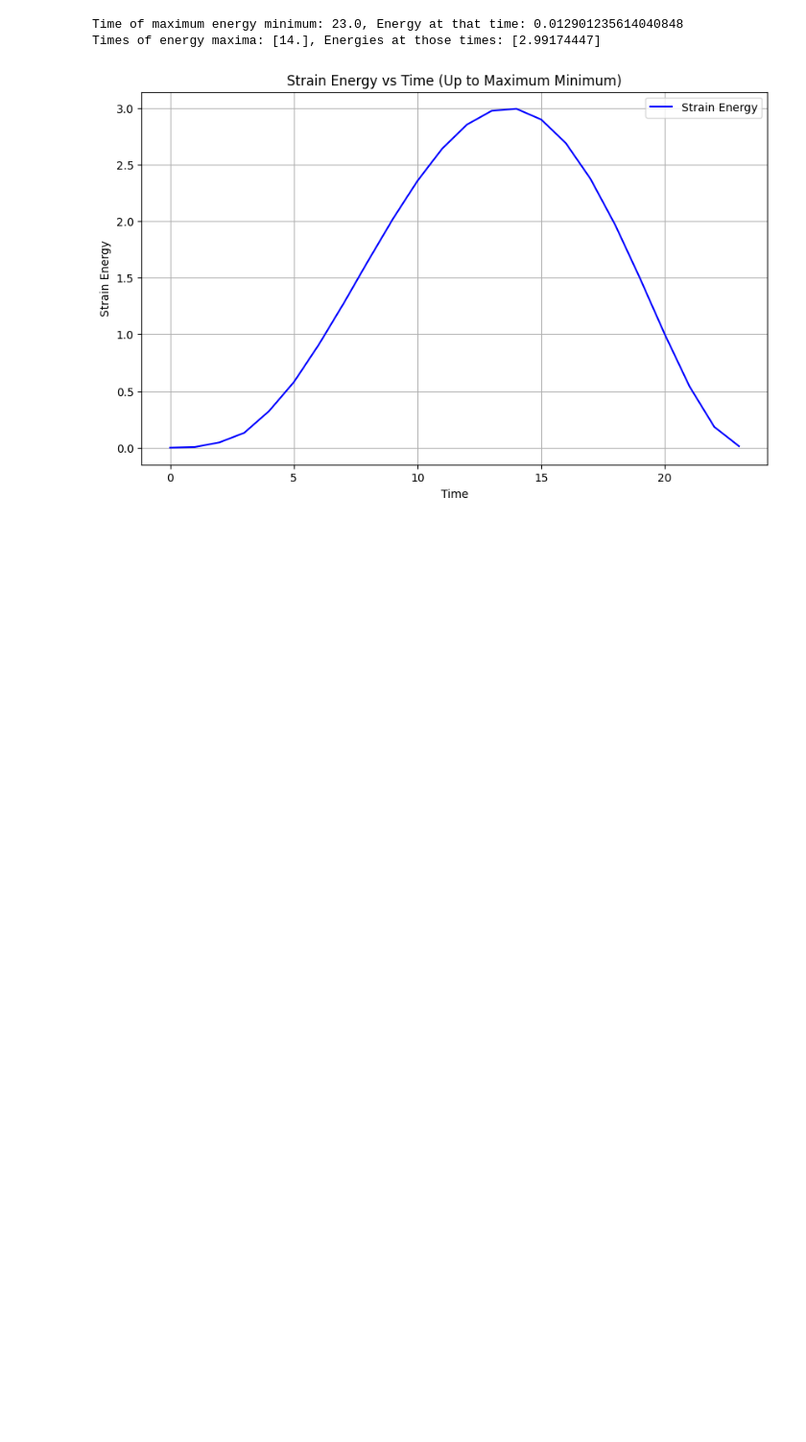
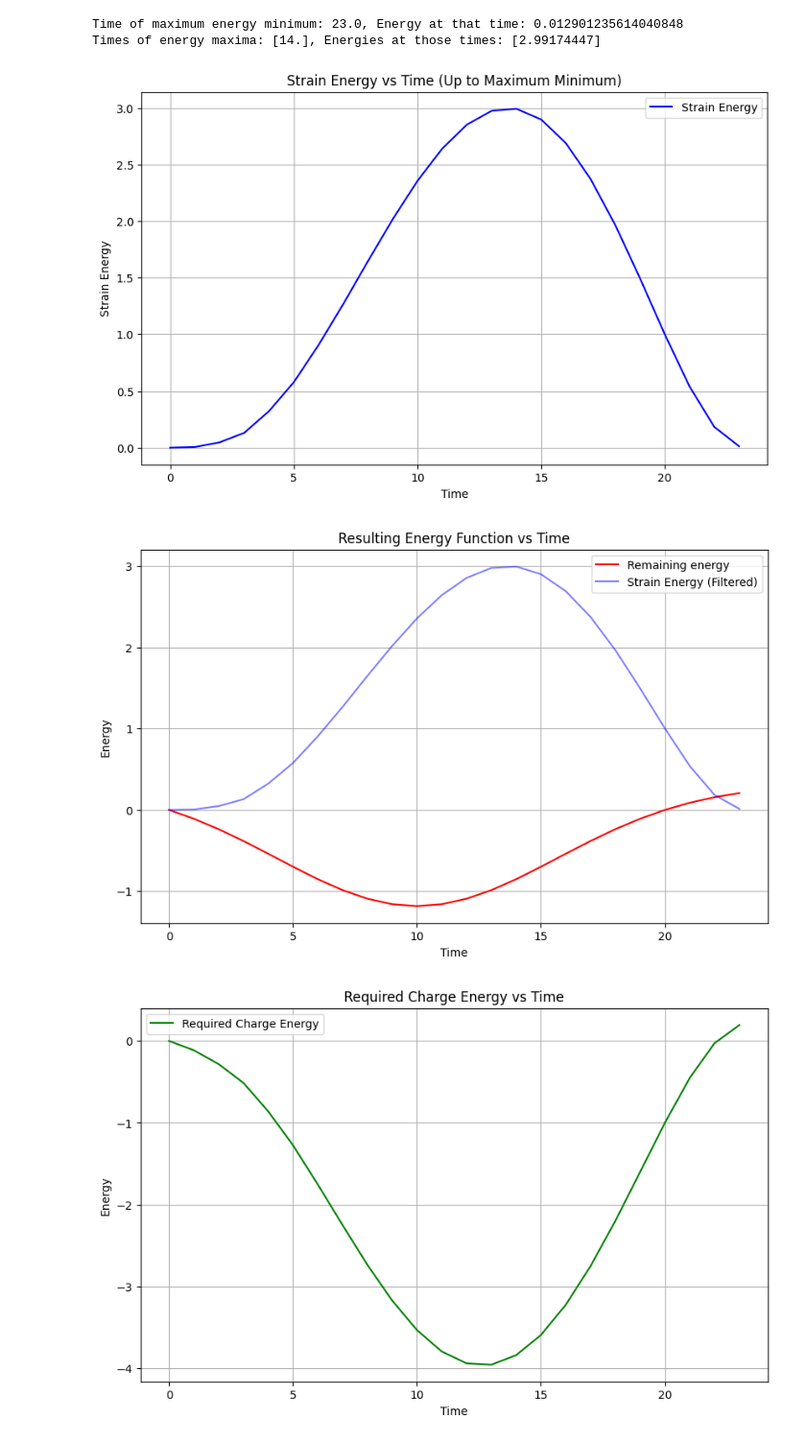
Before and after one commit to Sam-MARTis/Auxetic-MM-Simulation, a Jupyter notebook: Physics-Engine_Python_V3/analysis.ipynb, the cells around one changed output. Shown at 96% size. Cells and saved outputs as stored; diff of their text form; code cells hidden in the pictures; blank space fills up the shorter version.

Commit message:
Successfully found the required charge distributions

```diff
--- a/Physics-Engine_Python_V3/analysis.ipynb
+++ b/Physics-Engine_Python_V3/analysis.ipynb
@@ -63,3 +63,46 @@ plt.show()
 Time of maximum energy minimum: 23.0, Energy at that time: 0.012901235614040848
 Times of energy maxima: [14.], Energies at those times: [2.99174447]
 [figure]
+# %%
+α = int((max_idx)*1.1)
+β = int(maxima_indices[0]*0.7)
+σ = 0.5*np.abs(α-β)
+# print(f"α : {t_log[α]}, β : {t_log[β]}")
+# a = (β/(α-β))*np.exp((-1/(2*σ*σ))*(2*β*α - α*α))
+a = np.max(energy_log_filtered) * 0.5
+
+def gaussian(t, μ, σ, a):
+    return a * np.exp(-((t - μ) / σ) ** 2)
+
+
+
+def resulting_energy_function_non_interacting(t, β, σ, a):
+    val =  -gaussian(t, μ=β, σ=σ, a=a) + gaussian(0, μ=β, σ=σ, a=a)
+    return val
+
+# Plotting the final energy function
+# t_values = np.linspace(0, t_log_filtered[-1], 1000)
+final_energy_values = resulting_energy_function_non_interacting(t_log_filtered, β=β, σ=σ, a=a)
+plt.figure(figsize=(10, 6))
+plt.plot(t_log_filtered, final_energy_values, label='Remaining energy', color='red')
+plt.plot(t_log_filtered, energy_log_filtered, label='Strain Energy (Filtered)', color='blue', alpha=0.5)
+plt.title('Resulting Energy Function vs Time')
+plt.xlabel('Time')
+plt.ylabel('Energy')
+plt.grid()
+plt.legend()
+plt.show()
+
+required_charge_energy_values = final_energy_values-energy_log_filtered
+#Plot the sum of the two functions
+plt.figure(figsize=(10, 6))
+plt.plot(t_log_filtered, required_charge_energy_values, label='Required Charge Energy', color='green')
+plt.title('Required Charge Energy vs Time')
+plt.xlabel('Time')
+plt.ylabel('Energy')
+plt.grid()
+plt.legend()
+plt.show()
+# %% [output]
+[figure, added]
+[figure, added]
```
Also changed, not shown: parts of 7 cells of this notebook.
